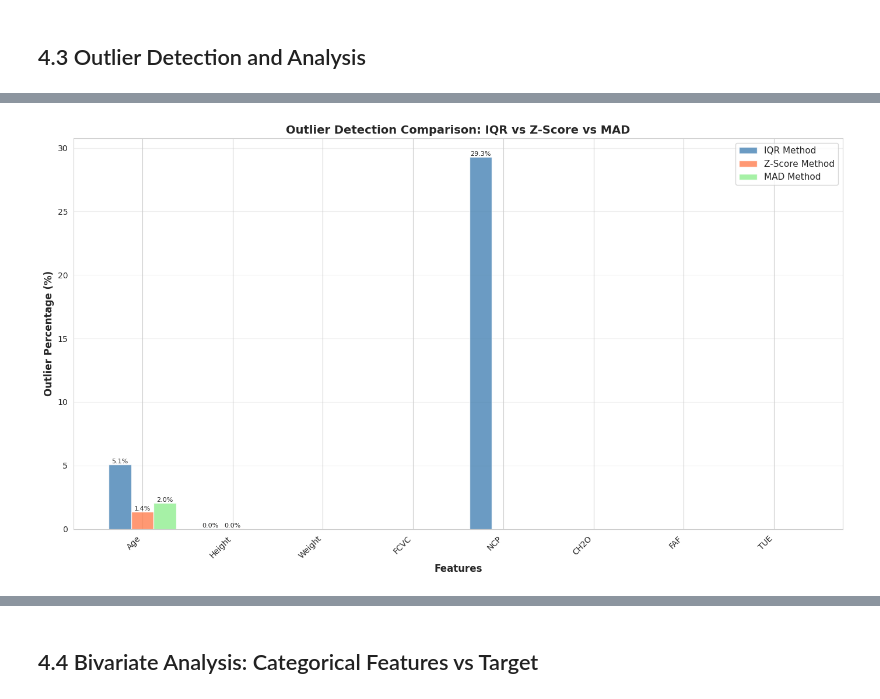
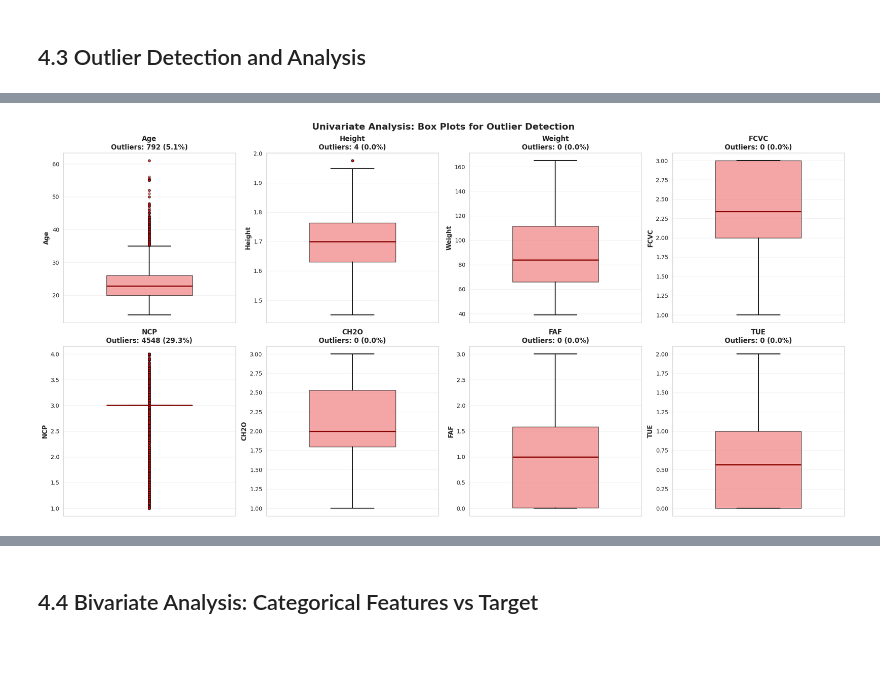
Before and after one commit to atharva0300/AIT511-Machine-Learning-Project-1, a Jupyter notebook: ML_Project_EDA_Final.ipynb, the cells around one changed output, grey strips where cells are left out. Saved outputs shown, nothing was run; the diff lists cells and outputs as text; code cells hidden in the pictures; blank space fills up the shorter version.

```diff
--- a/ML_Project_EDA_Final.ipynb
+++ b/ML_Project_EDA_Final.ipynb
@@ -745,12 +745,11 @@ All categorical feature rows saved
 # %%
 import pandas as pd
 import numpy as np
-from scipy import stats
 import matplotlib.pyplot as plt
 import seaborn as sns
 
 print("="*80)
-print("OUTLIER DETECTION ANALYSIS")
+print("OUTLIER DETECTION ANALYSIS (IQR METHOD)")
 print("="*80)
 
 numerical_features = ['Age', 'Height', 'Weight', 'FCVC', 'NCP', 'CH2O', 'FAF', 'TUE']
@@ -770,31 +769,11 @@ for feature in numerical_features:
     n_iqr = len(iqr_outliers)
     pct_iqr = (n_iqr / n_total) * 100
 
-    z_scores = np.abs(stats.zscore(data))
-    z_outliers = data[z_scores > 3]
-    n_z = len(z_outliers)
-    pct_z = (n_z / n_total) * 100
-
-    median = np.median(data)
-    mad = np.median(np.abs(data - median))
-
-    if mad == 0:
-        mad = np.std(data)
-
-    modified_z_scores = 0.6745 * (data - median) / mad
-    mad_outliers = data[np.abs(modified_z_scores) > 3.5]
-    n_mad = len(mad_outliers)
-    pct_mad = (n_mad / n_total) * 100
-
     outlier_results.append({
         'Feature': feature,
         'Total_Count': n_total,
         'IQR_Outliers': n_iqr,
         'IQR_Percentage': pct_iqr,
-        'ZScore_Outliers': n_z,
-        'ZScore_Percentage': pct_z,
-        'MAD_Outliers': n_mad,
-        'MAD_Percentage': pct_mad,
         'Q1': Q1,
         'Q3': Q3,
         'IQR': IQR,
@@ -808,9 +787,7 @@ print("\n" + "="*80)
 print("OUTLIER DETECTION SUMMARY")
 print("="*80)
 
-print("\n", outlier_df[['Feature', 'IQR_Outliers', 'IQR_Percentage',
-                        'ZScore_Outliers', 'ZScore_Percentage',
-                        'MAD_Outliers', 'MAD_Percentage']].to_string(index=False))
+print("\n", outlier_df[['Feature', 'IQR_Outliers', 'IQR_Percentage']].to_string(index=False))
 
 print("\n" + "="*80)
 print("DETAILED OUTLIER ANALYSIS")
@@ -822,46 +799,10 @@ for _, row in outlier_df.iterrows():
     print(f"  Q1: {row['Q1']:.2f}, Q3: {row['Q3']:.2f}, IQR: {row['IQR']:.2f}")
     print(f"  IQR bounds: [{row['Lower_Bound_IQR']:.2f}, {row['Upper_Bound_IQR']:.2f}]")
     print(f"  IQR outliers: {int(row['IQR_Outliers'])} ({row['IQR_Percentage']:.2f}%)")
-    print(f"  Z-Score outliers: {int(row['ZScore_Outliers'])} ({row['ZScore_Percentage']:.2f}%)")
-    print(f"  MAD outliers: {int(row['MAD_Outliers'])} ({row['MAD_Percentage']:.2f}%)")
 
 print("\n" + "="*80)
 print("CREATING VISUALIZATIONS")
 print("="*80)
-
-fig, ax = plt.subplots(figsize=(14, 8))
-
-x = np.arange(len(numerical_features))
-width = 0.25
-
-bars1 = ax.bar(x - width, outlier_df['IQR_Percentage'], width,
-              label='IQR Method', color='steelblue', alpha=0.8)
-bars2 = ax.bar(x, outlier_df['ZScore_Percentage'], width,
-              label='Z-Score Method', color='coral', alpha=0.8)
-bars3 = ax.bar(x + width, outlier_df['MAD_Percentage'], width,
-              label='MAD Method', color='lightgreen', alpha=0.8)
-
-ax.set_xlabel('Features', fontsize=12, fontweight='bold')
-ax.set_ylabel('Outlier Percentage (%)', fontsize=12, fontweight='bold')
-ax.set_title('Outlier Detection Comparison: IQR vs Z-Score vs MAD',
-            fontsize=14, fontweight='bold')
-ax.set_xticks(x)
-ax.set_xticklabels(numerical_features, rotation=45, ha='right')
-ax.legend(fontsize=11)
-ax.grid(axis='y', alpha=0.3)
-
-for bars in [bars1, bars2, bars3]:
-    for bar in bars:
-        height = bar.get_height()
-        if height > 0:
-            ax.text(bar.get_x() + bar.get_width()/2., height,
-                   f'{height:.1f}%', ha='center', va='bottom', fontsize=8)
-
-plt.tight_layout()
-plt.savefig('outlier_comparison.png', dpi=300, bbox_inches='tight')
-plt.show()
-
-print("Saved: outlier_comparison.png")
 
 fig, axes = plt.subplots(2, 4, figsize=(20, 10))
 axes = axes.flatten()
@@ -873,26 +814,26 @@ for idx, feature in enumerate(numerical_features):
 
     bp = axes[idx].boxplot([data], vert=True, patch_artist=True,
                            widths=0.5,
-                           boxprops=dict(facecolor='lightblue', alpha=0.7),
-                           medianprops=dict(color='red', linewidth=2),
+                           boxprops=dict(facecolor='lightcoral', alpha=0.7),
+                           medianprops=dict(color='darkred', linewidth=2),
                            whiskerprops=dict(color='black', linewidth=1.5),
                            capprops=dict(color='black', linewidth=1.5),
                            flierprops=dict(marker='o', markerfacecolor='red',
                                           markersize=4, alpha=0.5))
 
     axes[idx].set_ylabel(feature, fontsize=11, fontweight='bold')
-    axes[idx].set_title(f'{feature}\nIQR: {int(row["IQR_Outliers"])} ({row["IQR_Percentage"]:.1f}%)',
+    axes[idx].set_title(f'{feature}\nOutliers: {int(row["IQR_Outliers"])} ({row["IQR_Percentage"]:.1f}%)',
                        fontsize=12, fontweight='bold')
     axes[idx].set_xticks([])
     axes[idx].grid(alpha=0.3, axis='y')
 
-plt.suptitle('Outlier Detection: Box Plots (IQR Method)',
+plt.suptitle('Univariate Analysis: Box Plots for Outlier Detection',
             fontsize=16, fontweight='bold')
 plt.tight_layout()
-plt.savefig('outlier_boxplots_detailed.png', dpi=300, bbox_inches='tight')
+plt.savefig('univariate_boxplots.png', dpi=300, bbox_inches='tight')
 plt.show()
 
-print("Saved: outlier_boxplots_detailed.png")
+print("Saved: univariate_boxplots.png")
 
 outlier_df.to_csv('outlier_detection_summary.csv', index=False)
 print("\nSummary saved: outlier_detection_summary.csv")
@@ -911,24 +852,11 @@ high_outliers = outlier_df[outlier_df['IQR_Percentage'] > 5.0]
 for _, row in high_outliers.iterrows():
     print(f"  - {row['Feature']}: {row['IQR_Percentage']:.1f}%")
 
-print(f"\nFeatures with no outliers (all methods):")
-no_outliers = outlier_df[(outlier_df['IQR_Outliers'] == 0) &
-                         (outlier_df['ZScore_Outliers'] == 0) &
-                         (outlier_df['MAD_Outliers'] == 0)]['Feature'].tolist()
+print(f"\nFeatures with no outliers:")
+no_outliers = outlier_df[outlier_df['IQR_Outliers'] == 0]['Feature'].tolist()
 print(f"  {len(no_outliers)}/8: {no_outliers}")
 
-print("\n" + "="*80)
-print("METHOD COMPARISON ANALYSIS")
-print("="*80)
-
-print("\nAverage outlier detection rates:")
-print(f"  IQR Method:    {outlier_df['IQR_Percentage'].mean():.2f}%")
-print(f"  Z-Score Method: {outlier_df['ZScore_Percentage'].mean():.2f}%")
-print(f"  MAD Method:    {outlier_df['MAD_Percentage'].mean():.2f}%")
-
-print("\nMethod sensitivity ranking (total outliers detected):")
-print(f"  IQR:    {int(outlier_df['IQR_Outliers'].sum())} outliers")
-print(f"  Z-Score: {int(outlier_df['ZScore_Outliers'].sum())} outliers")
-print(f"  MAD:    {int(outlier_df['MAD_Outliers'].sum())} outliers")
+print(f"\nTotal outliers detected: {int(outlier_df['IQR_Outliers'].sum())}")
+print(f"Average outlier rate: {outlier_df['IQR_Percentage'].mean():.2f}%")
 # %% [output]
 ================================================================================
@@ -947,5 +875,5 @@ OUTLIER DETECTION SUMMARY
 
 ================================================================================
 CREATING VISUALIZATIONS
 ================================================================================
-[figure, old version]
+[figure, new version]
```
Also changed, not shown: parts of 3 cells of this notebook.
